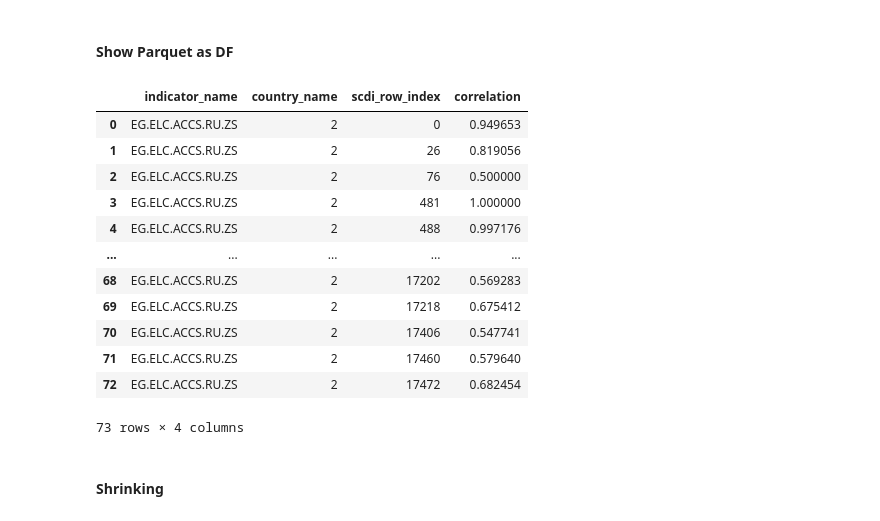
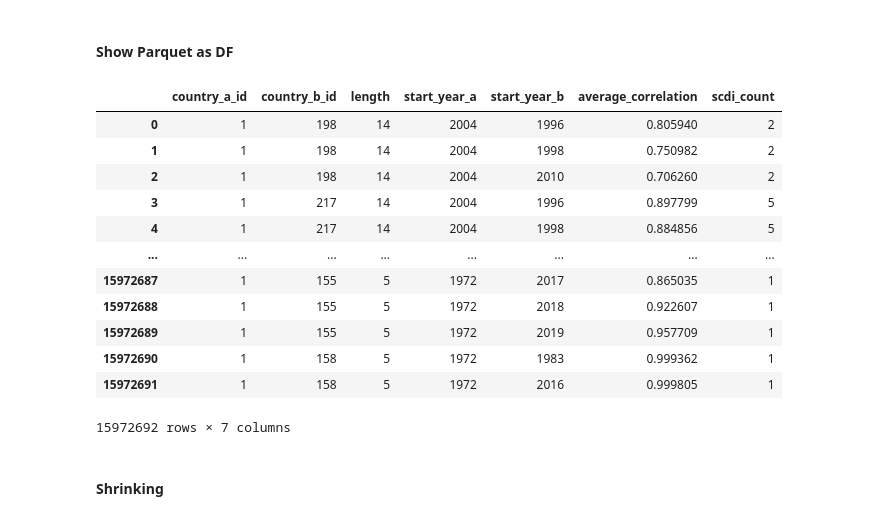
Before and after one commit to AminAlAit/qgi-4.0, a Jupyter notebook: notebooks/general.ipynb, the cells around one changed output. Cells and saved outputs as stored; diff of their text form; code cells hidden in the pictures.

Commit message:
refactoring, cleaning and testing c pattern maker

```diff
--- a/notebooks/general.ipynb
+++ b/notebooks/general.ipynb
@@ -111,22 +111,22 @@ class Indicator:
 # %% [markdown]
 #### Show Parquet as DF
 # %%
-df = read_parquet_as_df(r"/workspace/qgi\qgi-4.0\data\recipes\Judicial_Reforms.parquet")
+df = read_parquet_as_df(r"/workspace/qgi\qgi-4.0\data\pattern_maker_output\Afghanistan\patterns.parquet")
 df
 # %% [output]
-|  | indicator_name | country_name | scdi_row_index | correlation |
-| 0 | EG.ELC.ACCS.RU.ZS | 2 | 0 | 0.949653 |
-| 1 | EG.ELC.ACCS.RU.ZS | 2 | 26 | 0.819056 |
-| 2 | EG.ELC.ACCS.RU.ZS | 2 | 76 | 0.500000 |
-| 3 | EG.ELC.ACCS.RU.ZS | 2 | 481 | 1.000000 |
-| 4 | EG.ELC.ACCS.RU.ZS | 2 | 488 | 0.997176 |
-| ... | ... | ... | ... | ... |
-| 68 | EG.ELC.ACCS.RU.ZS | 2 | 17202 | 0.569283 |
-| 69 | EG.ELC.ACCS.RU.ZS | 2 | 17218 | 0.675412 |
-| 70 | EG.ELC.ACCS.RU.ZS | 2 | 17406 | 0.547741 |
-| 71 | EG.ELC.ACCS.RU.ZS | 2 | 17460 | 0.579640 |
-| 72 | EG.ELC.ACCS.RU.ZS | 2 | 17472 | 0.682454 |
+|  | country_a_id | country_b_id | length | start_year_a | start_year_b | average_correlation | scdi_count |
+| 0 | 1 | 198 | 14 | 2004 | 1996 | 0.805940 | 2 |
+| 1 | 1 | 198 | 14 | 2004 | 1998 | 0.750982 | 2 |
+| 2 | 1 | 198 | 14 | 2004 | 2010 | 0.706260 | 2 |
+| 3 | 1 | 217 | 14 | 2004 | 1996 | 0.897799 | 5 |
+| 4 | 1 | 217 | 14 | 2004 | 1998 | 0.884856 | 5 |
+| ... | ... | ... | ... | ... | ... | ... | ... |
+| 15972687 | 1 | 155 | 5 | 1972 | 2017 | 0.865035 | 1 |
+| 15972688 | 1 | 155 | 5 | 1972 | 2018 | 0.922607 | 1 |
+| 15972689 | 1 | 155 | 5 | 1972 | 2019 | 0.957709 | 1 |
+| 15972690 | 1 | 158 | 5 | 1972 | 1983 | 0.999362 | 1 |
+| 15972691 | 1 | 158 | 5 | 1972 | 2016 | 0.999805 | 1 |
-73 rows × 4 columns
+15972692 rows × 7 columns
 # %% [markdown]
 #### Shrinking
 # %%
```
Also changed, not shown: 13 other files.
